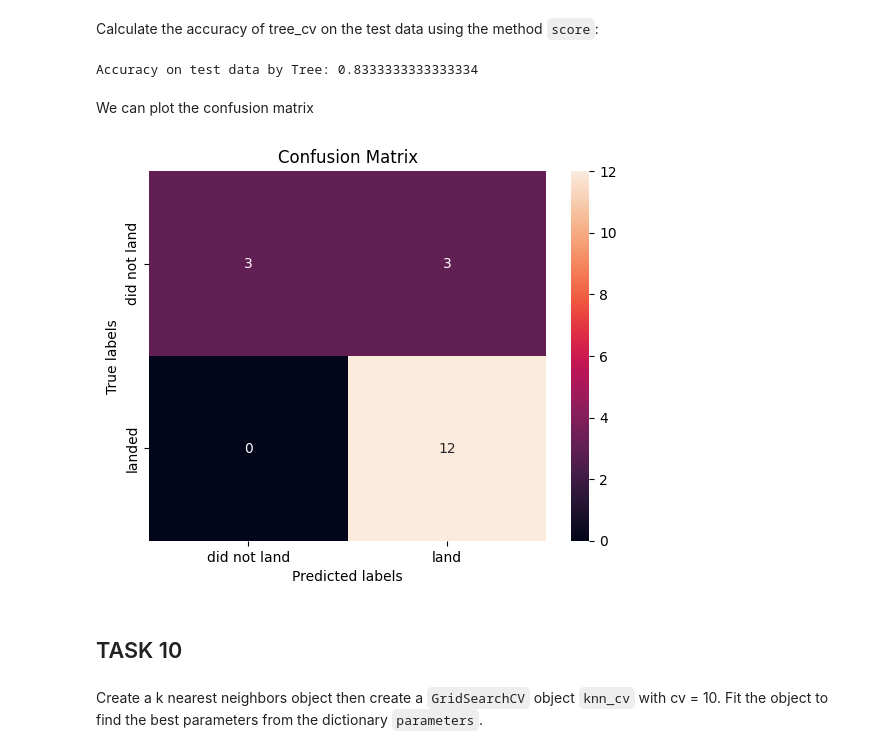
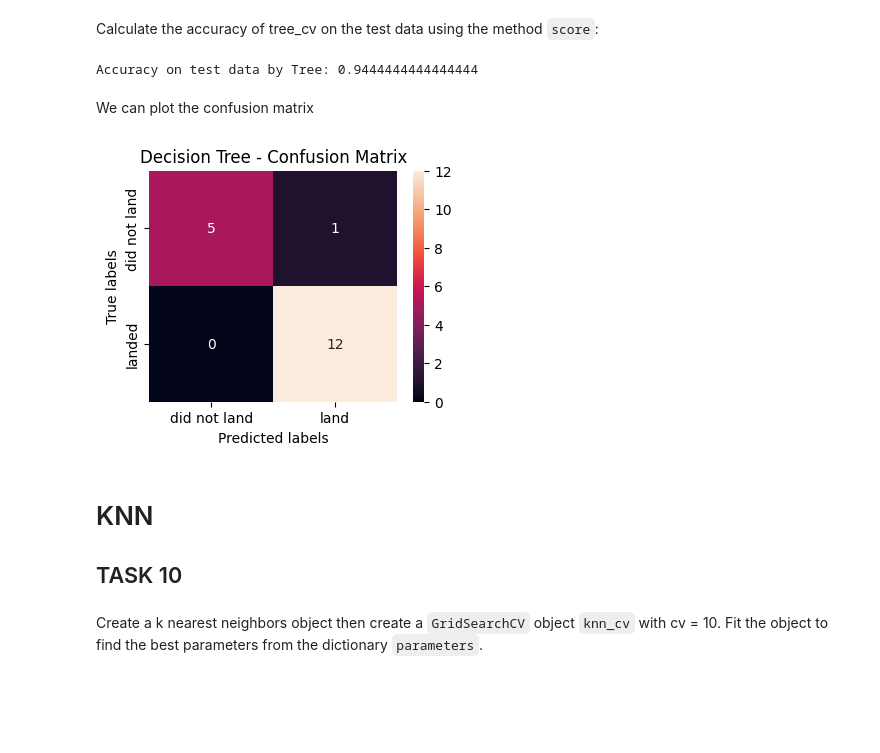
Before and after one commit to mmehata2023/testpro, a Jupyter notebook: SpaceX_Machine Learning Prediction_Part_5.ipynb, the cells around one changed output. Drawn from its saved outputs; the diff is of its cells as text; code cells hidden in the pictures; blank space fills up the shorter version.

```diff
--- a/SpaceX_Machine Learning Prediction_Part_5.ipynb
+++ b/SpaceX_Machine Learning Prediction_Part_5.ipynb
@@ -67,7 +67,7 @@ from sklearn.neighbors import KNeighborsClassifier
 # %% [markdown]
 This function is to plot the confusion matrix.
 # %%
-def plot_confusion_matrix(y,y_predict):
+def plot_confusion_matrix(y,y_predict, title='Confusion Matrix'):
     "this function plots the confusion matrix"
     from sklearn.metrics import confusion_matrix
 
@@ -76,7 +76,7 @@ def plot_confusion_matrix(y,y_predict):
     sns.heatmap(cm, annot=True, ax = ax); #annot=True to annotate cells
     ax.set_xlabel('Predicted labels')
     ax.set_ylabel('True labels')
-    ax.set_title('Confusion Matrix');
+    ax.set_title(title);
     ax.xaxis.set_ticklabels(['did not land', 'land']); ax.yaxis.set_ticklabels(['did not land', 'landed'])
     plt.show()
 # %% [markdown]
@@ -277,3 +298,5 @@ parameters = {'criterion': ['gini', 'entropy'],
      'min_samples_split': [2, 5, 10]}
 
 tree = DecisionTreeClassifier()
+
+tree_cv = GridSearchCV(estimator=tree, cv=10, param_grid=parameters).fit(X_train, Y_train)
@@ -280,3 +320,0 @@ tree = DecisionTreeClassifier()
-# %%
-tree_cv = GridSearchCV(estimator=tree, param_grid=parameters, cv=10)
-tree_cv.fit(X_train, Y_train)
@@ -323,15 +336,17 @@ test_accuracy2 = best_model2.score(X_test, Y_test)
 
 print("Accuracy on test data by Tree:", test_accuracy2)
 # %% [output]
-Accuracy on test data by Tree: 0.8333333333333334
+Accuracy on test data by Tree: 0.9444444444444444
 # %% [markdown]
 We can plot the confusion matrix
 # %%
 yhat = tree_cv.predict(X_test)
-plot_confusion_matrix(Y_test,yhat)
+fig = plt.figure(figsize=(4, 3))
+plot_confusion_matrix(Y_test,yhat, title = "Decision Tree - Confusion Matrix")
 # %% [output]
-[figure, old version]
+[figure, new version]
 # %% [markdown]
+# KNN
 ## TASK  10
 # %% [markdown]
 Create a k nearest neighbors object then  create a  <code>GridSearchCV</code> object  <code>knn_cv</code> with cv = 10.  Fit the object to find the best parameters from the dictionary <code>parameters</code>.
```
Also changed, not shown: parts of 15 cells of this notebook.
